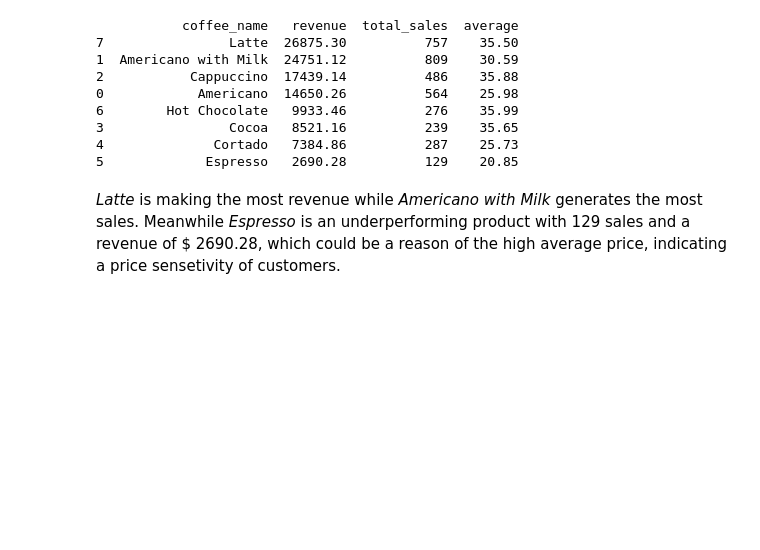
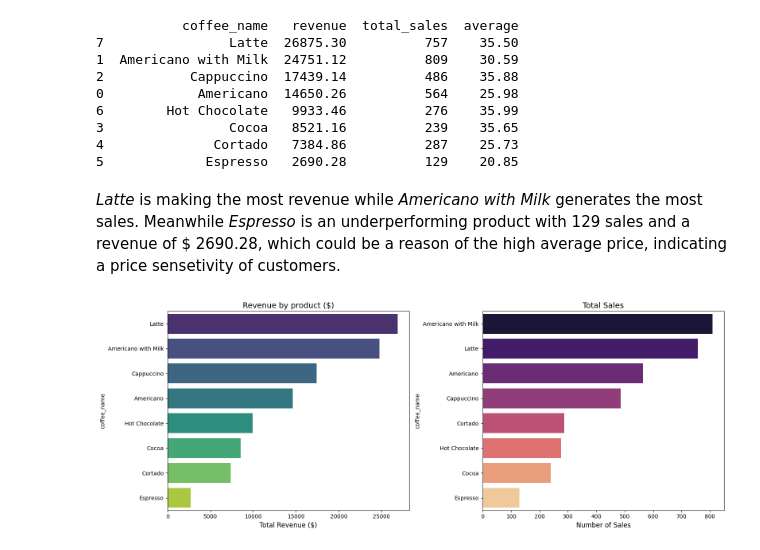
Before and after one commit to clia7/Coffee-Sales-Analysis, a Jupyter notebook: coffee-sales-eda.ipynb, the cells around one changed output. Cells and saved outputs as stored; diff of their text form; code cells hidden in the pictures; blank space fills up the shorter version.

Commit message:
Kaggle Notebook | Coffee Sales EDA | Version 2

```diff
--- a/coffee-sales-eda.ipynb
+++ b/coffee-sales-eda.ipynb
@@ -140,3 +142,23 @@ print(product_performance)
 # %% [markdown]
 *Latte* is making the most revenue while *Americano with Milk* generates the most sales.
 Meanwhile *Espresso* is an underperforming product with 129 sales and a revenue of $ 2690.28, which could be a reason of the high average price, indicating a price sensetivity of customers.
+# %%
+# Visualize the total revenue and the sales through a subplot
+fig, (ax1, ax2) = plt.subplots(1,2, figsize=(16,6))
+
+sns.barplot(data = product_performance,
+           x='revenue', y='coffee_name',
+           palette='viridis', hue='coffee_name', legend=False, ax=ax1)
+ax1.set_title('Revenue by product ($)', fontsize=14)
+ax1.set_xlabel('Total Revenue ($)', fontsize=12)
+
+sns.barplot(data=product_performance.sort_values('total_sales', ascending=False),
+           x='total_sales', y='coffee_name',
+           palette='magma', hue='coffee_name', legend=False, ax=ax2)
+ax2.set_title('Total Sales', fontsize=14)
+ax2.set_xlabel('Number of Sales', fontsize=12)
+
+plt.tight_layout()
+plt.show()
+# %% [output]
+[figure, added]
```
Also changed, not shown: parts of 2 cells of this notebook.
